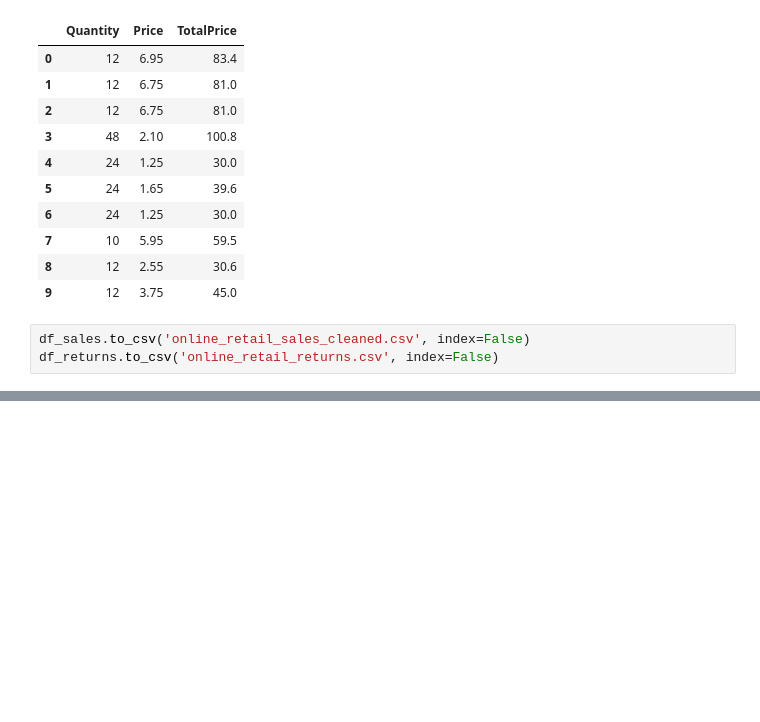
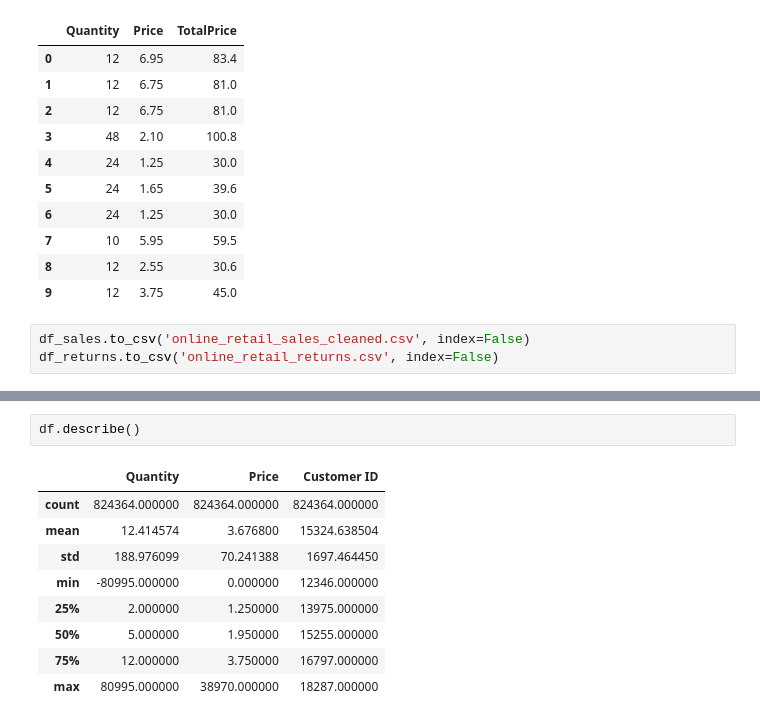
Before and after one commit to raheel-9deem/E-commerce-Intellegence-System, a Jupyter notebook: notebooks/02_data_cleaning.ipynb, the cells around one changed output, grey strips where cells are left out. Cells and saved outputs as stored; diff of their text form; blank space fills up the shorter version.

```diff
--- a/notebooks/02_data_cleaning.ipynb
+++ b/notebooks/02_data_cleaning.ipynb
@@ -139,0 +153,12 @@ df_returns.to_csv('online_retail_returns.csv', index=False)
+# %%
+df.describe()
+# %% [output]
+|  | Quantity | Price | Customer ID |
+| count | 824364.000000 | 824364.000000 | 824364.000000 |
+| mean | 12.414574 | 3.676800 | 15324.638504 |
+| std | 188.976099 | 70.241388 | 1697.464450 |
+| min | -80995.000000 | 0.000000 | 12346.000000 |
+| 25% | 2.000000 | 1.250000 | 13975.000000 |
+| 50% | 5.000000 | 1.950000 | 15255.000000 |
+| 75% | 12.000000 | 3.750000 | 16797.000000 |
+| max | 80995.000000 | 38970.000000 | 18287.000000 |
```
Also changed, not shown: parts of 18 cells of this notebook.
